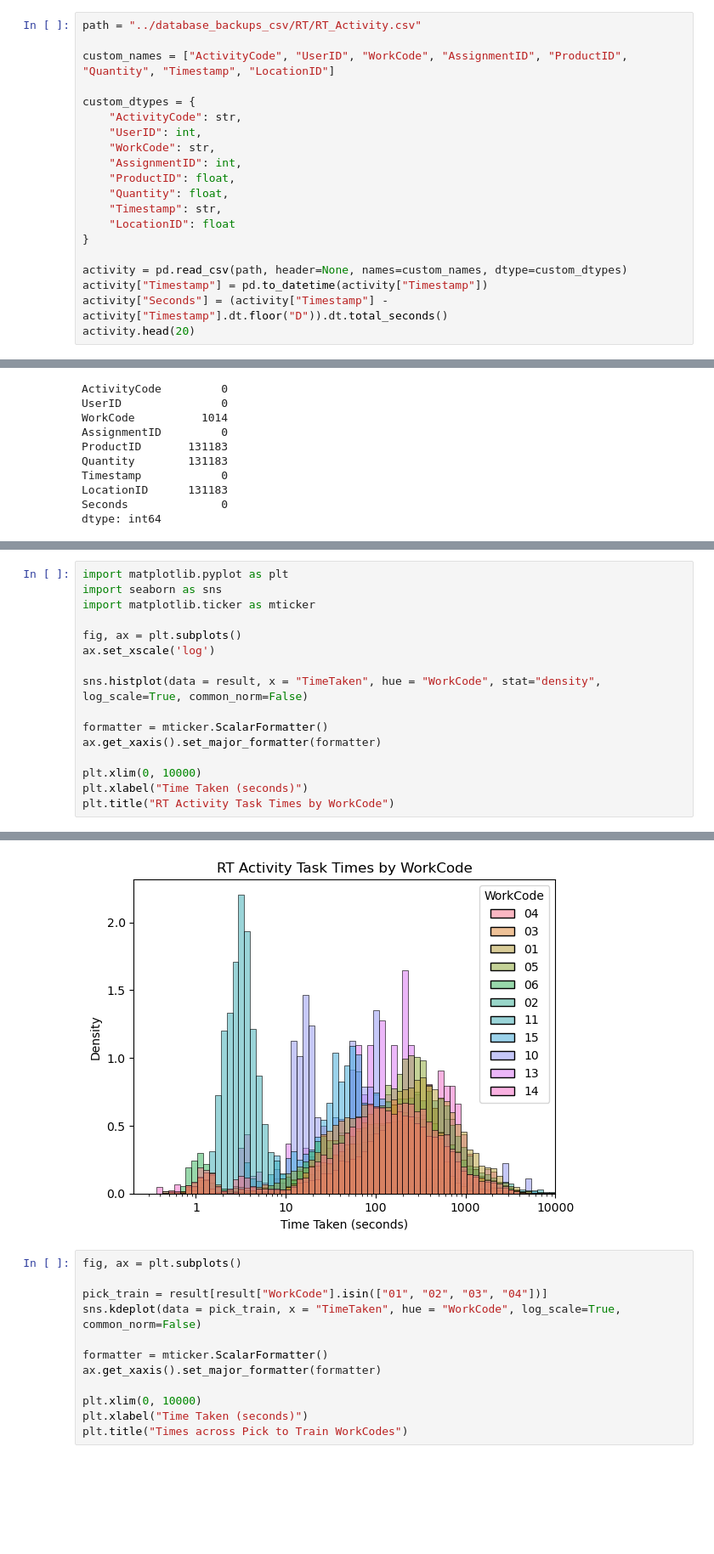
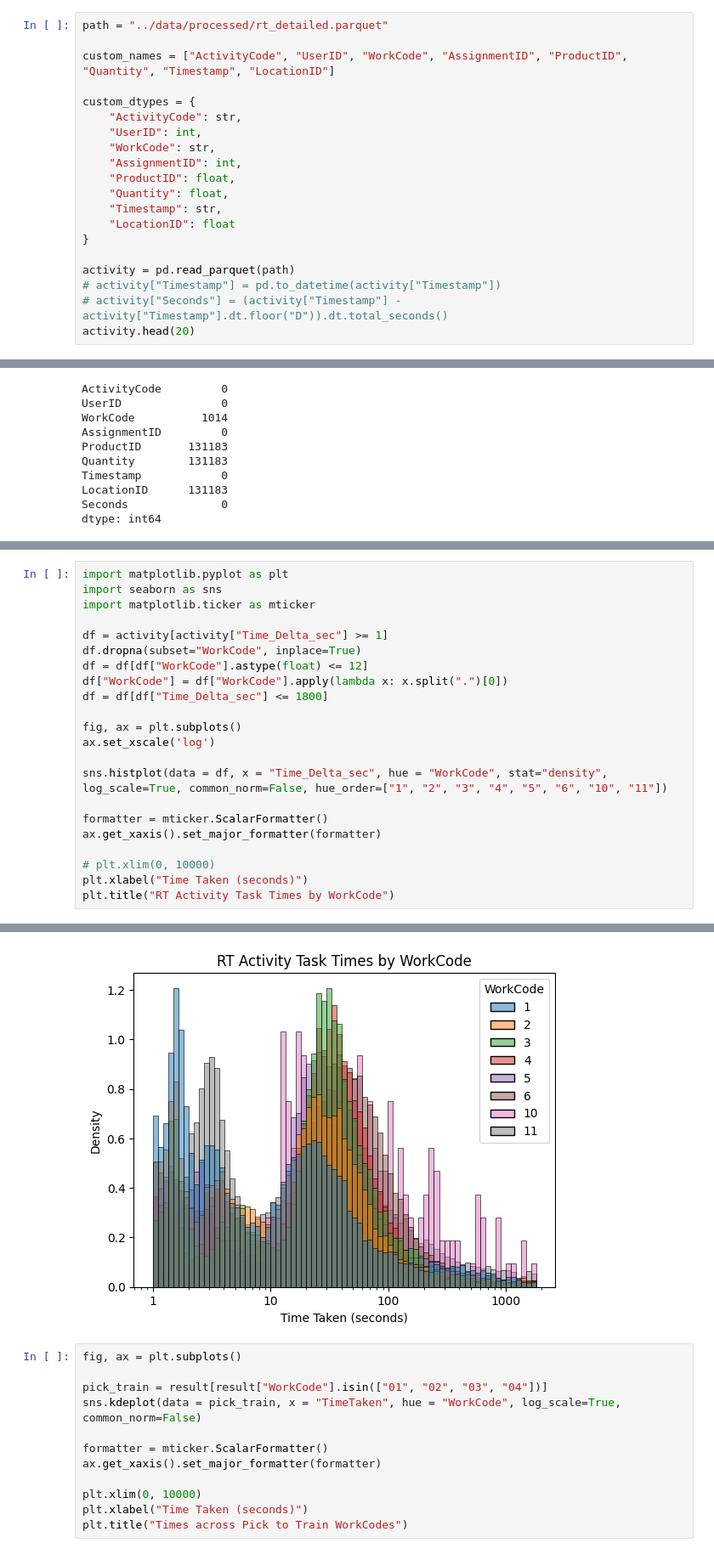
Before and after one commit to JiashenWangg/Lucas_Systems_Capstone_Project, a Jupyter notebook: EDA_Conan/RT_eda.ipynb, the cells around one changed output, grey strips where cells are left out. Shown at 85% size. Cells and saved outputs as stored; diff of their text form; blank space fills up the shorter version.

```diff
--- a/EDA_Conan/RT_eda.ipynb
+++ b/EDA_Conan/RT_eda.ipynb
@@ -2,7 +2,7 @@
 import pandas as pd
 import numpy as np
 # %%
-path = "../database_backups_csv/RT/RT_Activity.csv"
+path = "../data/processed/rt_detailed.parquet"
 
 custom_names = ["ActivityCode", "UserID", "WorkCode", "AssignmentID", "ProductID", "Quantity", "Timestamp", "LocationID"]
 
@@ -17,8 +17,8 @@ custom_dtypes = {
     "LocationID": float
 }
 
-activity = pd.read_csv(path, header=None, names=custom_names, dtype=custom_dtypes)
-activity["Timestamp"] = pd.to_datetime(activity["Timestamp"])
-activity["Seconds"] = (activity["Timestamp"] - activity["Timestamp"].dt.floor("D")).dt.total_seconds()
+activity = pd.read_parquet(path)
+# activity["Timestamp"] = pd.to_datetime(activity["Timestamp"])
+# activity["Seconds"] = (activity["Timestamp"] - activity["Timestamp"].dt.floor("D")).dt.total_seconds()
 activity.head(20)
 # %% [output]
@@ -82,22 +83,28 @@ result.head(10)
 # %%
 import matplotlib.pyplot as plt
 import seaborn as sns
 import matplotlib.ticker as mticker
 
+df = activity[activity["Time_Delta_sec"] >= 1]
+df.dropna(subset="WorkCode", inplace=True)
+df = df[df["WorkCode"].astype(float) <= 12]
+df["WorkCode"] = df["WorkCode"].apply(lambda x: x.split(".")[0])
+df = df[df["Time_Delta_sec"] <= 1800]
+
 fig, ax = plt.subplots()
 ax.set_xscale('log')
 
-sns.histplot(data = result, x = "TimeTaken", hue = "WorkCode", stat="density", log_scale=True, common_norm=False)
+sns.histplot(data = df, x = "Time_Delta_sec", hue = "WorkCode", stat="density", log_scale=True, common_norm=False, hue_order=["1", "2", "3", "4", "5", "6", "10", "11"])
 
 formatter = mticker.ScalarFormatter()
 ax.get_xaxis().set_major_formatter(formatter)
 
-plt.xlim(0, 10000)
+# plt.xlim(0, 10000)
 plt.xlabel("Time Taken (seconds)")
 plt.title("RT Activity Task Times by WorkCode")
 # %% [output]
 Text(0.5, 1.0, 'RT Activity Task Times by WorkCode')
-[figure, old version]
+[figure, new version]
 # %%
 fig, ax = plt.subplots()
 
```
Also changed, not shown: parts of 2 cells of this notebook.
